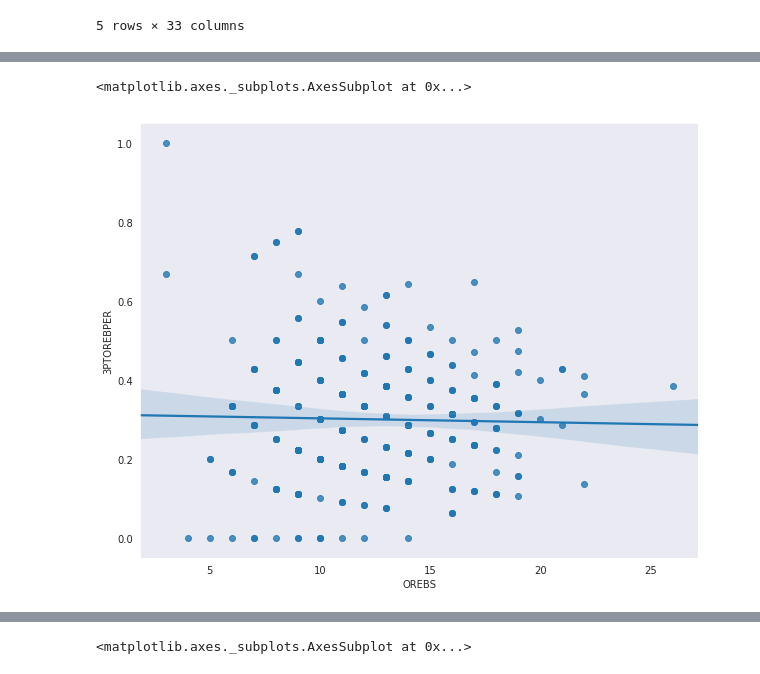
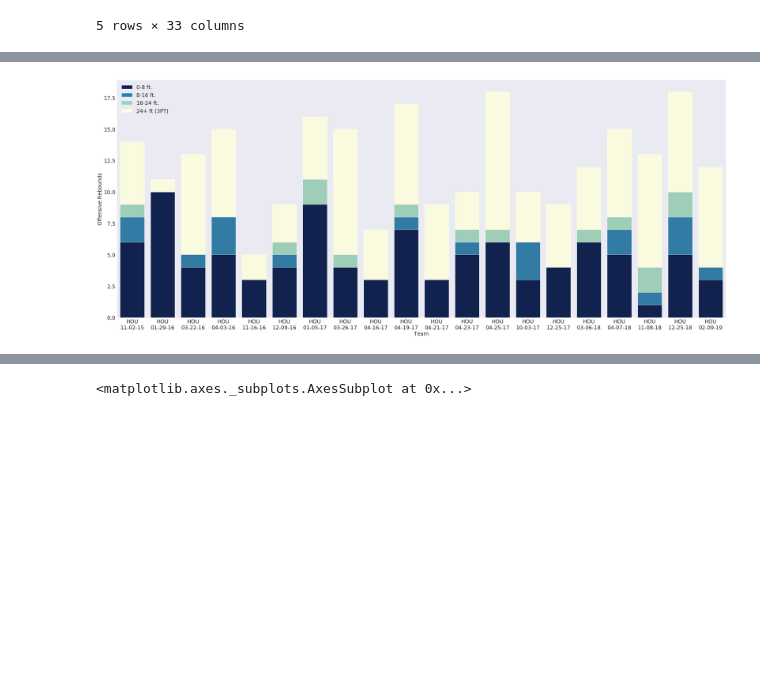
Before and after one commit to mistry/NBA_projects, a Jupyter notebook: stats/NBA_off_rebs.ipynb, the cells around one changed output, grey strips where cells are left out. Saved outputs shown, nothing was run; the diff lists cells and outputs as text; code cells hidden in the pictures; blank space fills up the shorter version.

```diff
--- a/stats/NBA_off_rebs.ipynb
+++ b/stats/NBA_off_rebs.ipynb
@@ -88,16 +88,17 @@ pbp.head()
 allseason = pd.DataFrame(columns=['TEAM','SEA','OREBS', '0-8ft', '8-16ft','16-24ft', '24ft',
                                   '3PTPER','3PTSHOTPER', 'OREBPER', 'MISS3PTPER'])
 
+num_games = len(games_to_keep.index)
 for index, row in games_to_keep.iterrows():
     if(index % 10 == 0):
-        print "parsed " + str(index) + " games"
+        print "parsed " + str(index) + " of " + str(num_games) + " games"
 
     # Get the current game play-by-play data
     current_game = games_to_keep['GAME_ID'].iloc[index]
     date_game = games_to_keep['GAME_DATE'].iloc[index]
     date_game = parser.parse(date_game).strftime("%m-%d-%Y")
     date_game=date_game[:-4]+date_game[-2:]
-    sea =int(SEASON_ID.str[-4:])
+    sea =float(games_to_keep.SEASON_ID.str[-4:].iloc[index])
     del pbp
     pbp = playbyplayv2.PlayByPlayV2(current_game)
     pbp = pbp.get_data_frames()[0]
@@ -123,10 +124,8 @@ for index, row in games_to_keep.iterrows():
     orebs = games_to_keep['OREB'].iloc[index]
     tpp = games_to_keep['FG3_PCT'].iloc[index]
     tpsp = float(games_to_keep['FG3A'].iloc[index]) / float(games_to_keep['FGA'].iloc[index])
-    oper = float(games_to_keep['OREB'].iloc[index]) /
-           float(games_to_keep['FGA'].iloc[index] - games_to_keep['FGM'].iloc[index])
-    tpspm =  float(games_to_keep['FG3A'].iloc[index] - games_to_keep['FG3M'].iloc[index] ) /
-             float(games_to_keep['FGA'].iloc[index] - games_to_keep['FGM'].iloc[index])
+    oper = float(games_to_keep['OREB'].iloc[index]) /  float(games_to_keep['FGA'].iloc[index] - games_to_keep['FGM'].iloc[index])
+    tpspm =  float(games_to_keep['FG3A'].iloc[index] - games_to_keep['FG3M'].iloc[index] ) /  float(games_to_keep['FGA'].iloc[index] - games_to_keep['FGM'].iloc[index])
 
 
     #Get all relevant shots, organize by distance, etc
@@ -181,3 +180,5 @@ for index, row in games_to_keep.iterrows():
 allseason = allseason[(allseason['TEAM'].str.contains("\n07") == False)
                       & (allseason['TEAM'].str.contains("\n08") == False)
                       & (allseason['TEAM'].str.contains("\n09") == False)]
+
+allseason['SEA'] = allseason['SEA'].astype(int)
@@ -225,19 +185,45 @@ for item in ([short_plot.xaxis.label, short_plot.yaxis.label] +
-# %%
-from matplotlib import pyplot as plt
-from matplotlib import cm
-
-import seaborn as sns
-sns.set_style("dark")
-sns.set_color_codes()
-
-#'3PTPER','3PTSHOTPER','OREBPER', 'MISS3PTPER'
-allseason['3PTOREBPER'] = allseason['24ft'].astype(float) / allseason['OREBS'].astype(float)
-plt.figure(figsize=(10,8))
-x=allseason['OREBS'].astype(float)
-y=allseason['3PTOREBPER'].astype(float)
-#sns.jointplot(x,y,kind="reg",color="#4CB391")
-
-sns.regplot(x,y)
-# %% [output]
-<matplotlib.axes._subplots.AxesSubplot at 0x...>
-[figure, removed]
+# %%
+from matplotlib import pyplot as plt
+from matplotlib import cm
+
+import seaborn as sns
+sns.set_style("dark")
+sns.set_color_codes()
+plt.figure(figsize=(50,20))
+
+hou = allseason[allseason['TEAM'].str.contains("HOU") == True]
+
+color1=iter(cm.YlGnBu(np.linspace(0,1,4)))
+
+c=next(color1)
+
+sns.barplot(x = hou['TEAM'], y = hou['OREBS'],  color=c)
+three_bar = plt.Rectangle((0,0),1,1,fc=c, edgecolor = 'none')
+c=next(color1)
+
+long_plot = sns.barplot(x = hou['TEAM'], y = hou['16-24ft'], color=c)
+long_bar = plt.Rectangle((0,0),1,1,fc=c,  edgecolor = 'none')
+c=next(color1)
+
+mid_plot = sns.barplot(x = hou['TEAM'], y = hou['8-16ft'], color=c)
+mid_bar = plt.Rectangle((0,0),1,1,fc=c, edgecolor = 'none')
+c=next(color1)
+
+short_plot = sns.barplot(x = hou['TEAM'], y = hou['0-8ft'], color=c)
+short_bar = plt.Rectangle((0,0),1,1,fc=c,  edgecolor = 'none')
+
+l = plt.legend([short_bar, mid_bar,long_bar,three_bar],
+               ['0-8 ft.', '8-16 ft.','16-24 ft.', '24+ ft (3PT)'], loc=2, ncol = 1, prop={'size':24})
+l.draw_frame(False)
+
+
+
+sns.despine(left=True)
+short_plot.set_ylabel("Offensive Rebounds")
+short_plot.set_xlabel("Team")
+
+for item in ([short_plot.xaxis.label, short_plot.yaxis.label] +
+             short_plot.get_xticklabels() + short_plot.get_yticklabels()):
+    item.set_fontsize(24)
+# %% [output]
+[figure, added]
```
Also changed, not shown: parts of 4 cells of this notebook, 1 other file.
